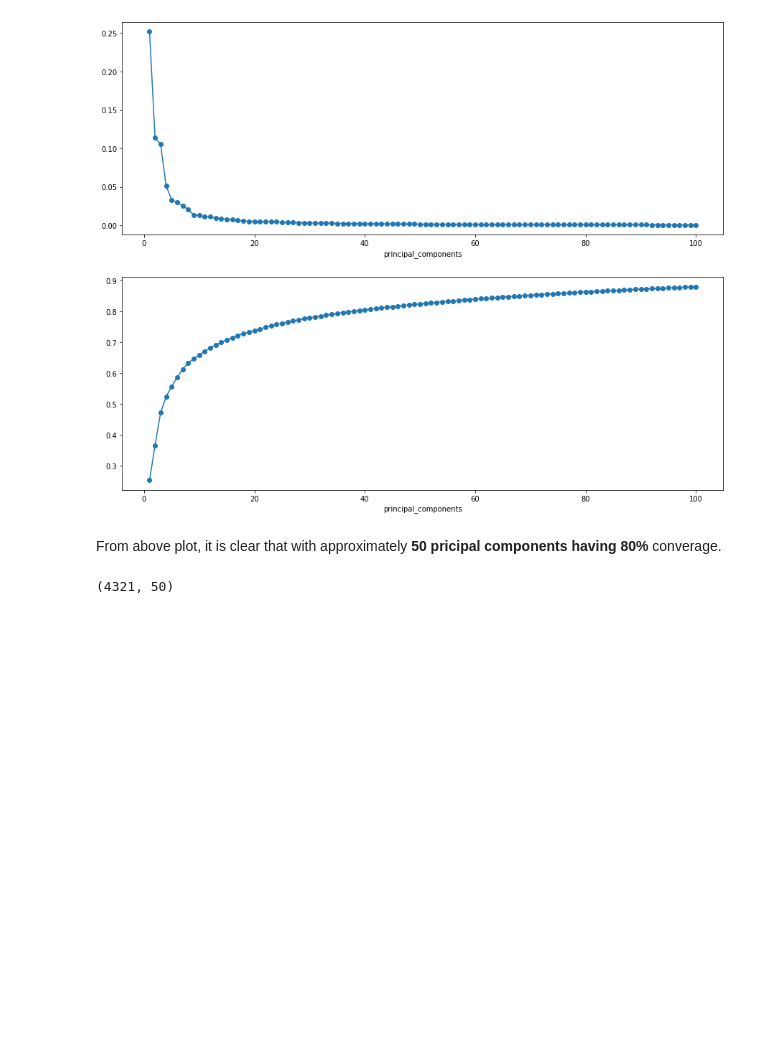
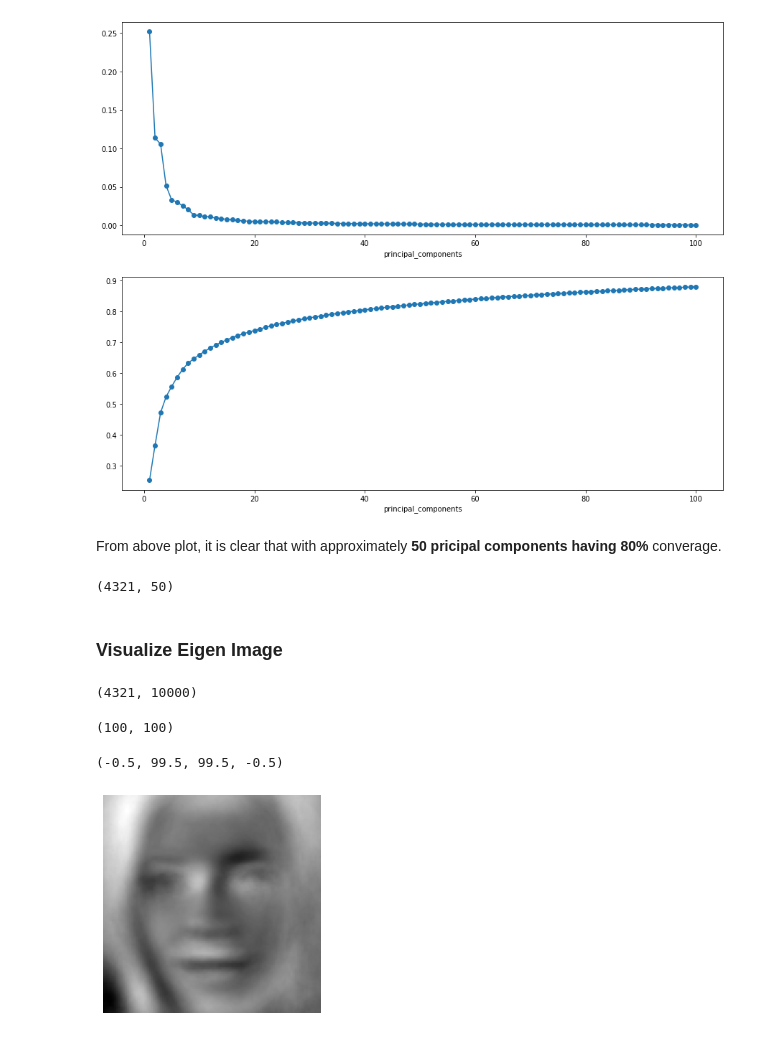
Before and after one commit to AmiruHoradagoda/FaceRecognitionApp, a Jupyter notebook: train_faceRecognition/03_FRM_feature_extraction_eigen_face.ipynb, the cells around one changed output. Saved outputs shown, nothing was run; the diff lists cells and outputs as text; code cells hidden in the pictures; blank space fills up the shorter version.

Commit message:
Visualize Eigen Face

```diff
--- a/train_faceRecognition/03_FRM_feature_extraction_eigen_face.ipynb
+++ b/train_faceRecognition/03_FRM_feature_extraction_eigen_face.ipynb
@@ -100,3 +100,22 @@ np.savez('./data/data_pca_50_target',pca_data,y)
 #saving the model
 pca_dict = {'pca':pca_50,'mean_face':mean_face}
 pickle.dump(pca_dict,open('model/pca_dict.pkl','wb'))
+# %% [markdown]
+### Visualize Eigen Image
+# %%
+pca_data_inv = pca_50.inverse_transform(pca_data)
+# %%
+pca_data_inv.shape
+# %% [output]
+(4321, 10000)
+# %%
+eig_img = pca_data_inv[0,:].reshape((100,100))
+eig_img.shape
+# %% [output]
+(100, 100)
+# %%
+plt.imshow(eig_img,cmap='gray')
+plt.axis('off')
+# %% [output]
+(-0.5, 99.5, 99.5, -0.5)
+[figure, added]
```
Also changed, not shown: parts of 1 cell of this notebook, 1 other file.
